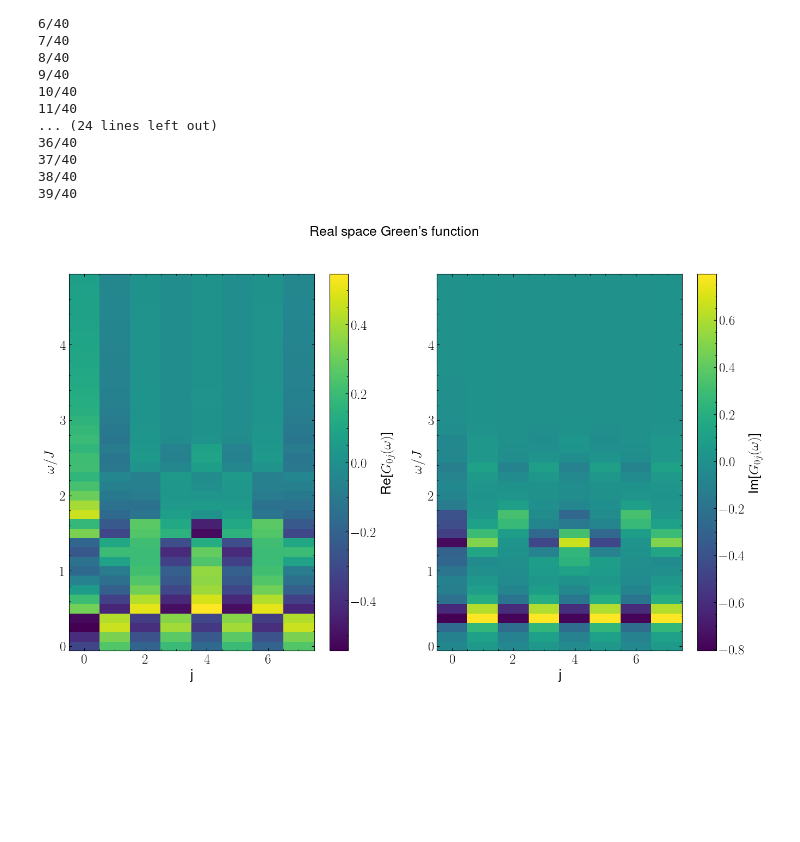
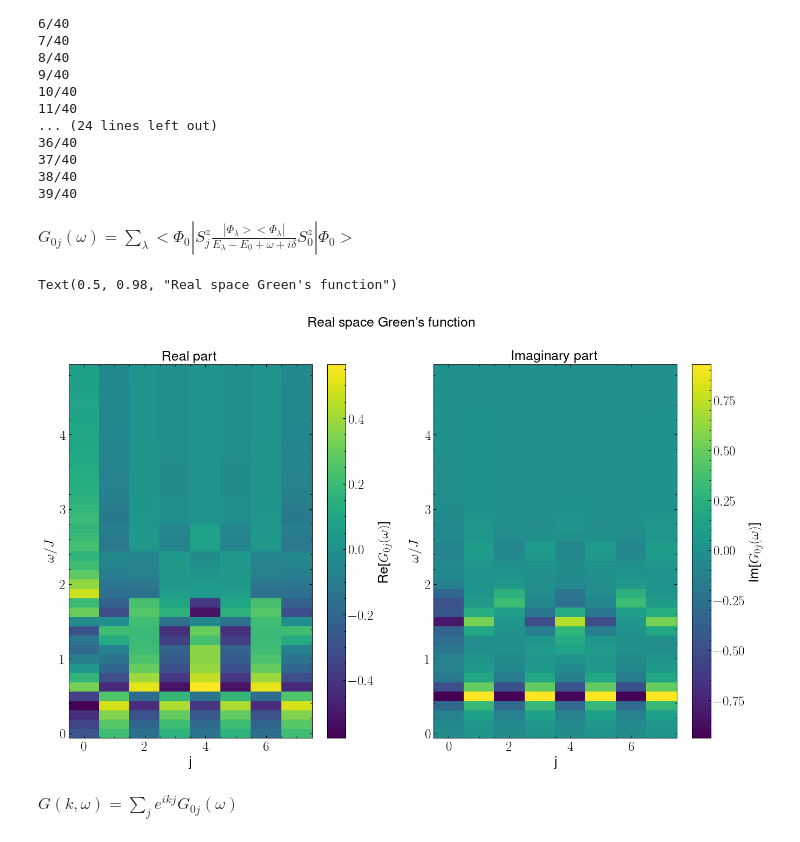
Before and after one commit to yamashun99/ed_heisenberg, a Jupyter notebook: main.ipynb, the cells around one changed output. Drawn from its saved outputs; the diff is of its cells as text; code cells hidden in the pictures; blank space fills up the shorter version.

```diff
--- a/main.ipynb
+++ b/main.ipynb
@@ -55,23 +55,29 @@ Gijs = np.load('Gijs.npy')
 # %%
 xs = [i for i in range(L)]
 omegas = [iomega / omegamesh * omegamax for iomega in range(omegamesh)]
+# %% [markdown]
+$G_{0j}(\omega) = \sum_\lambda<\Phi_0|S^z_j\frac{|\Phi_\lambda><\Phi_\lambda|}{E_\lambda - E_0 + \omega + i\delta}S^z_0|\Phi_0>$
 # %%
 fig, axs = plt.subplots(1,2,figsize=(16,9))
 mappable0 = axs[0].pcolor(xs, omegas, Gijs.real)
 mappable1 = axs[1].pcolor(xs, omegas, Gijs.imag)
 fig.colorbar(mappable0,label='Re[$G_{0j}(\omega)$]')
 fig.colorbar(mappable1,label='Im[$G_{0j}(\omega)$]')
 axs[0].set_xlabel('j')
 axs[0].set_ylabel('$\omega/J$')
+axs[0].set_title('Real part')
 axs[1].set_xlabel('j')
 axs[1].set_ylabel('$\omega/J$')
+axs[1].set_title('Imaginary part')
 fig.suptitle("Real space Green's function")
-fig.show()
 # %% [output]
+Text(0.5, 0.98, "Real space Green's function")
-[figure, old version]
+[figure, new version]
 # %%
 ks = [np.pi*(2*ik/L) for ik in range(L+1)]
 Gkomegas = green2k.make_Gkomega(Gijs,ks)
+# %% [markdown]
+$G(k, \omega) = \sum_j e^{ikj}G_{0j}(\omega)$
 # %%
 fig, axs = plt.subplots(1,2,figsize=(16,9))
 mappable0 = axs[0].pcolor(ks, omegas, Gkomegas.real)
```
Also changed, not shown: parts of 1 cell of this notebook, 2 other files.
